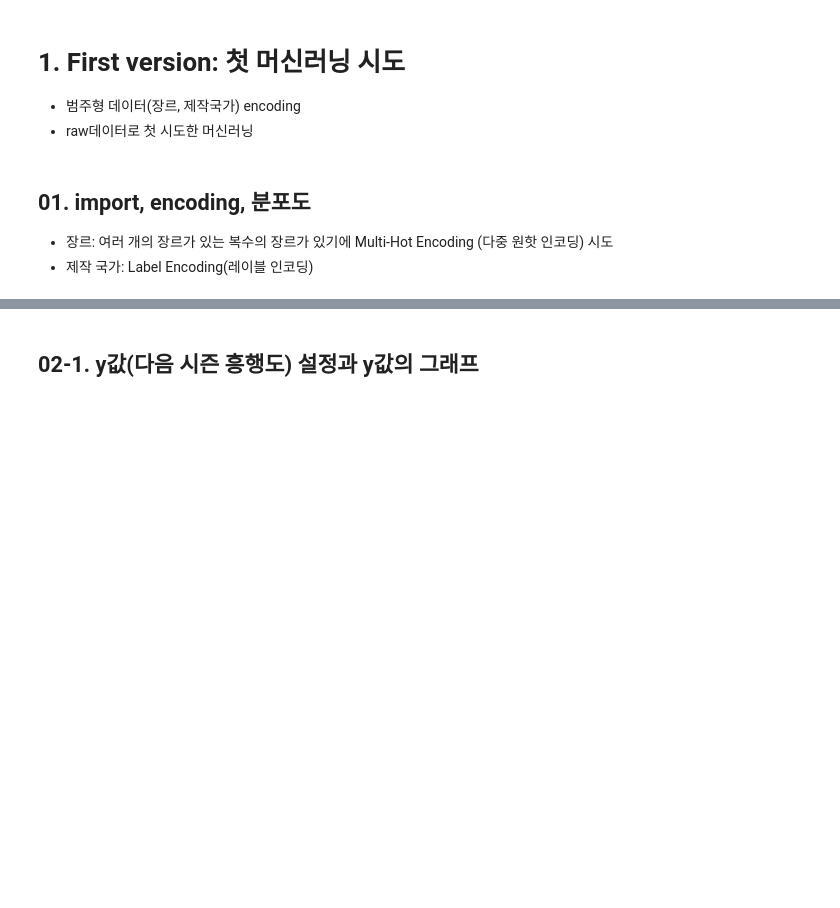
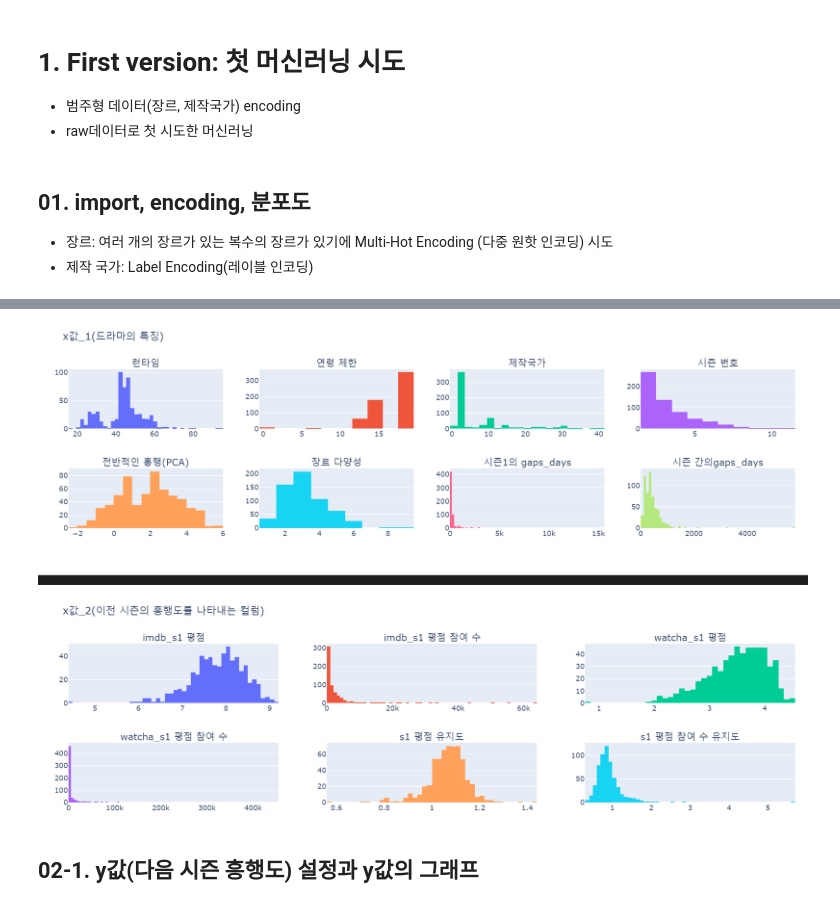
Before and after one commit to JoQri/ML_Netflix_project, a Jupyter notebook: ml/v1.ipynb, the cells around one changed output, grey strips where cells are left out. Cells and saved outputs as stored; diff of their text form; code cells hidden in the pictures; blank space fills up the shorter version.

```diff
--- a/ml/v1.ipynb
+++ b/ml/v1.ipynb
@@ -135,3 +122,7 @@ fig3.show()
+# %%
+Image(filename='../data/image/v1_2.png')
+# %% [output]
+[figure, added]
 # %% [markdown]
 ## 02-1. y값(다음 시즌 흥행도) 설정과 y값의 그래프
 # %%
```
Also changed, not shown: parts of 14 cells of this notebook, 4 other files.
